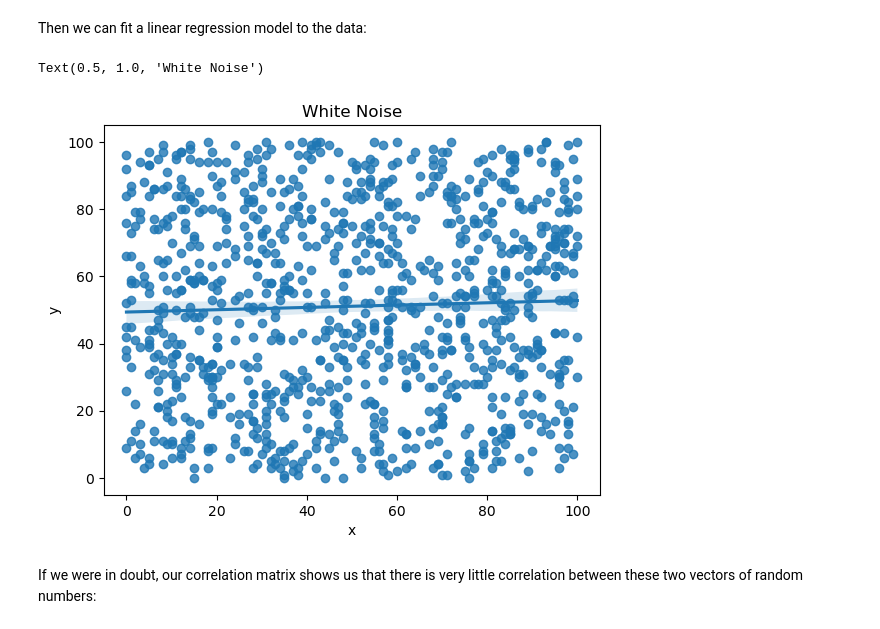
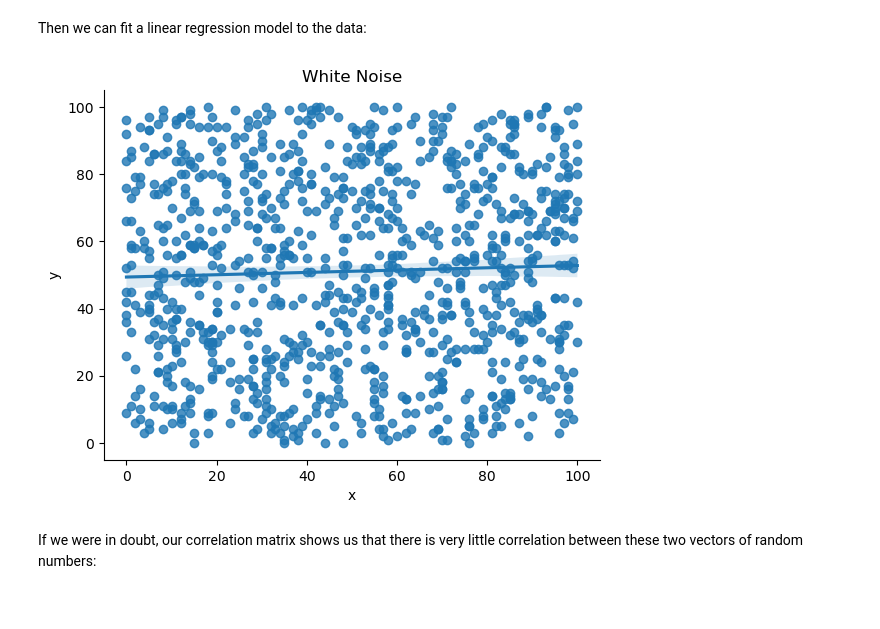
Before and after one commit to ethanweed/ExPsyLing, a Jupyter notebook: Notebooks/Linear Regression and Correlation.ipynb, the cells around one changed output. Cells and saved outputs as stored; diff of their text form; code cells hidden in the pictures.

```diff
--- a/Notebooks/Linear Regression and Correlation.ipynb
+++ b/Notebooks/Linear Regression and Correlation.ipynb
@@ -150,9 +150,9 @@ df_random = pd.DataFrame(
 Then we can fit a linear regression model to the data:
 # %%
 sns.regplot(x = "x", y = "y", data = df_random).set_title('White Noise')
+sns.despine()
 # %% [output]
-Text(0.5, 1.0, 'White Noise')
-[figure, old version]
+[figure, new version]
 # %% [markdown]
 If we were in doubt, our correlation matrix shows us that there is very little correlation between these two vectors of random numbers:
 # %%
```
Also changed, not shown: parts of 6 cells of this notebook, 13 other files.
